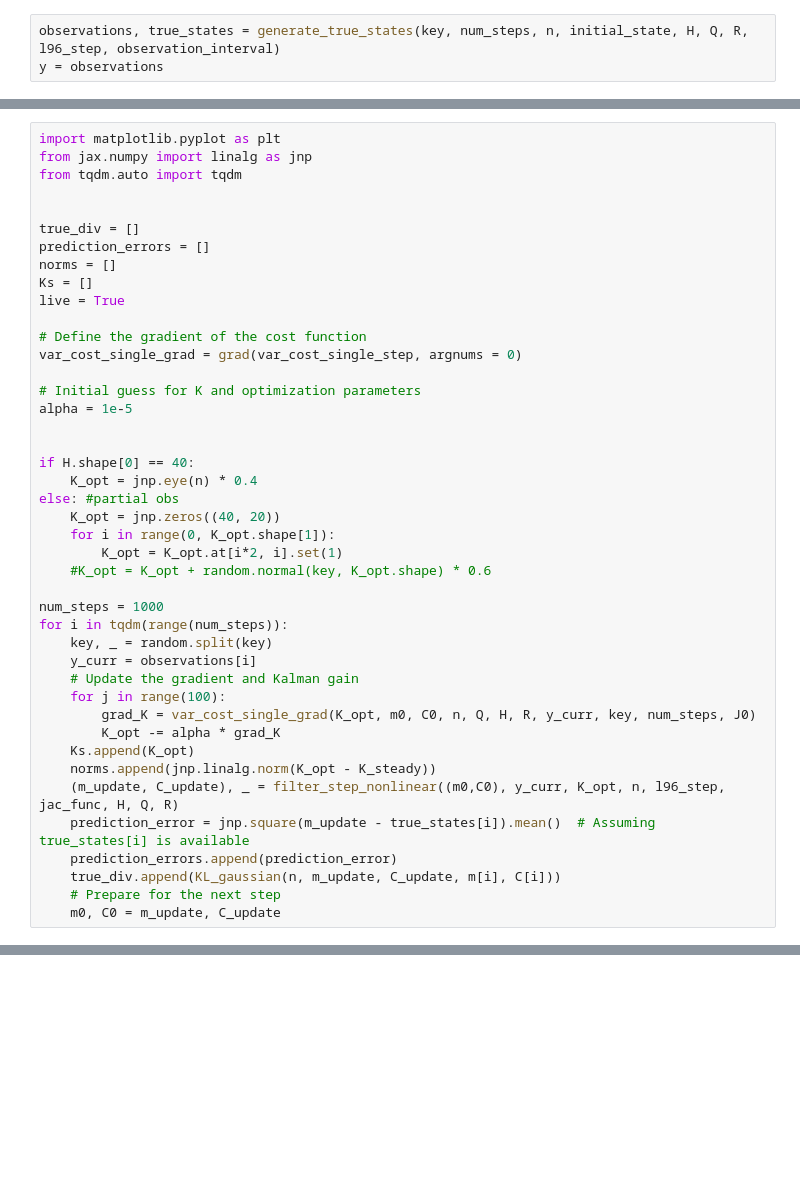
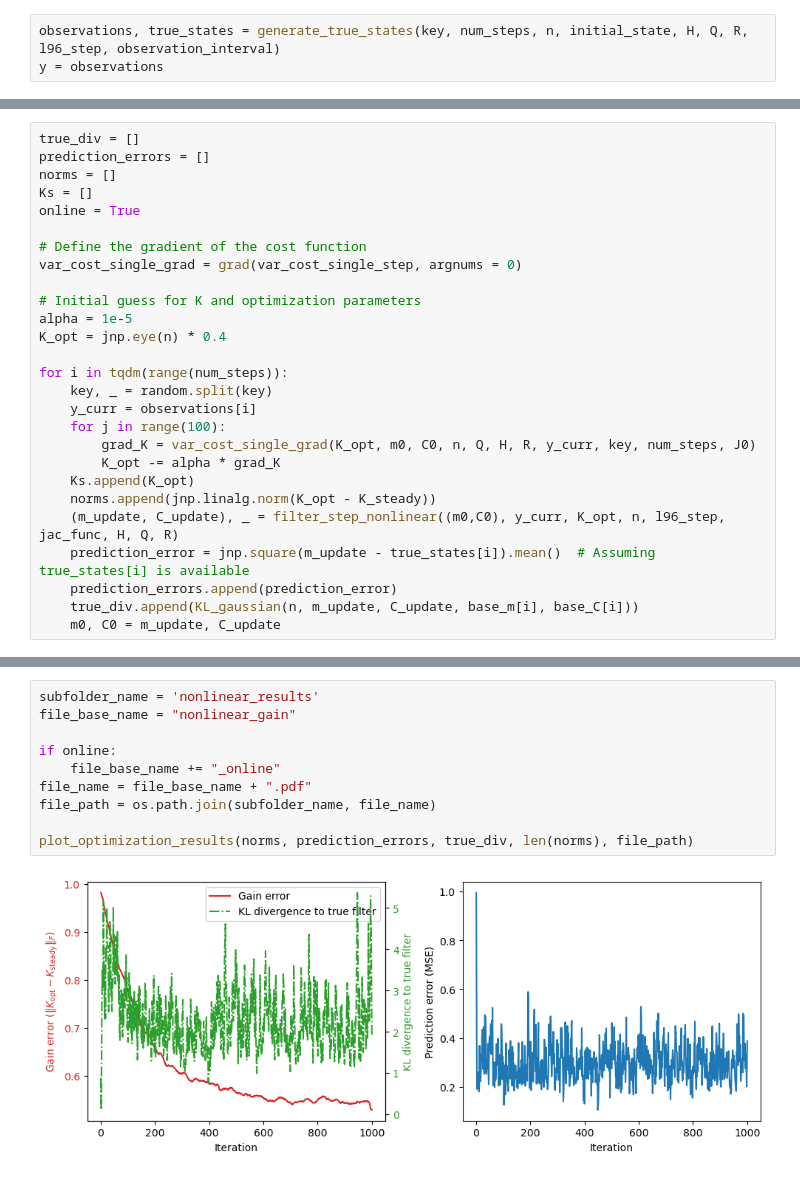
Before and after one commit to enochcluk/variational_filtering, a Jupyter notebook: fixed_nonlinear.ipynb, the cells around one changed output, grey strips where cells are left out. Drawn from its saved outputs; the diff is of its cells as text; blank space fills up the shorter version.

```diff
--- a/fixed_nonlinear.ipynb
+++ b/fixed_nonlinear.ipynb
@@ -151,35 +138,20 @@ print("Mean error for last 200 timesteps (at convergence)", jnp.mean(jnp.array(l
 # %%
-import matplotlib.pyplot as plt
-from jax.numpy import linalg as jnp
-from tqdm.auto import tqdm
-
-
 true_div = []
 prediction_errors = []
 norms = []
 Ks = []
-live = True
+online = True
 
 # Define the gradient of the cost function
 var_cost_single_grad = grad(var_cost_single_step, argnums = 0)
 
 # Initial guess for K and optimization parameters
 alpha = 1e-5
+K_opt = jnp.eye(n) * 0.4
 
-
-if H.shape[0] == 40:
-    K_opt = jnp.eye(n) * 0.4
-else: #partial obs
-    K_opt = jnp.zeros((40, 20))
-    for i in range(0, K_opt.shape[1]):
-        K_opt = K_opt.at[i*2, i].set(1)
-    #K_opt = K_opt + random.normal(key, K_opt.shape) * 0.6
-
-num_steps = 1000
 for i in tqdm(range(num_steps)):
     key, _ = random.split(key)
     y_curr = observations[i]
-    # Update the gradient and Kalman gain
     for j in range(100):
         grad_K = var_cost_single_grad(K_opt, m0, C0, n, Q, H, R, y_curr, key, num_steps, J0)
         K_opt -= alpha * grad_K
@@ -188,7 +160,6 @@ for i in tqdm(range(num_steps)):
     (m_update, C_update), _ = filter_step_nonlinear((m0,C0), y_curr, K_opt, n, l96_step, jac_func, H, Q, R)
     prediction_error = jnp.square(m_update - true_states[i]).mean()  # Assuming true_states[i] is available
     prediction_errors.append(prediction_error)
-    true_div.append(KL_gaussian(n, m_update, C_update, m[i], C[i]))
-    # Prepare for the next step
+    true_div.append(KL_gaussian(n, m_update, C_update, base_m[i], base_C[i]))
     m0, C0 = m_update, C_update
 # %%
@@ -271,0 +173,12 @@ plt.savefig(file_path)
+# %%
+subfolder_name = 'nonlinear_results'
+file_base_name = "nonlinear_gain"
+
+if online:
+    file_base_name += "_online"
+file_name = file_base_name + ".pdf"
+file_path = os.path.join(subfolder_name, file_name)
+
+plot_optimization_results(norms, prediction_errors, true_div, len(norms), file_path)
+# %% [output]
+[figure, added]
```
Also changed, not shown: parts of 13 cells of this notebook, 18 other files.
